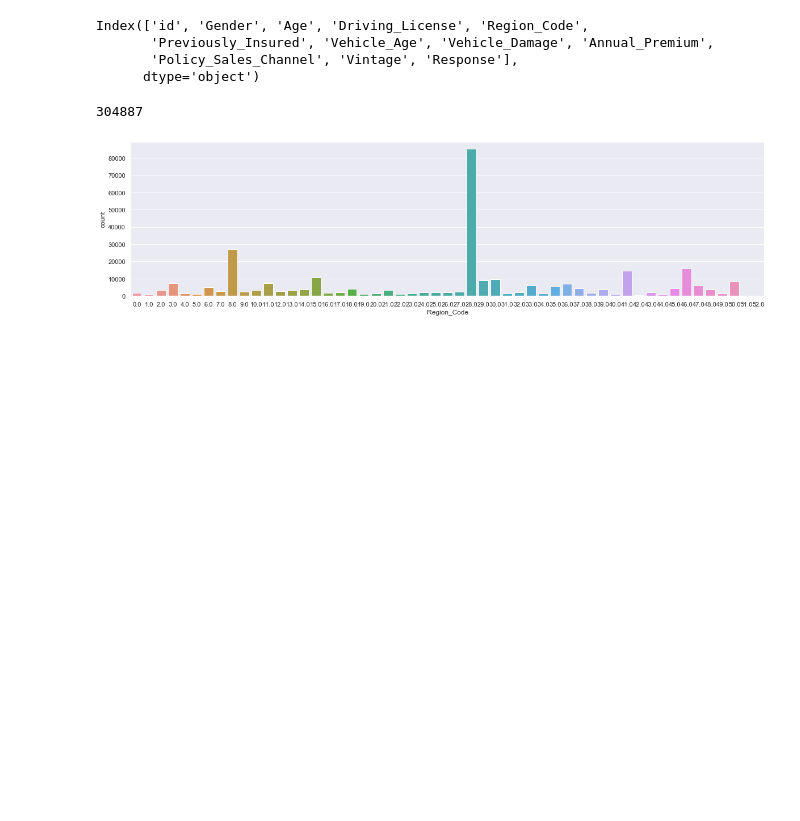
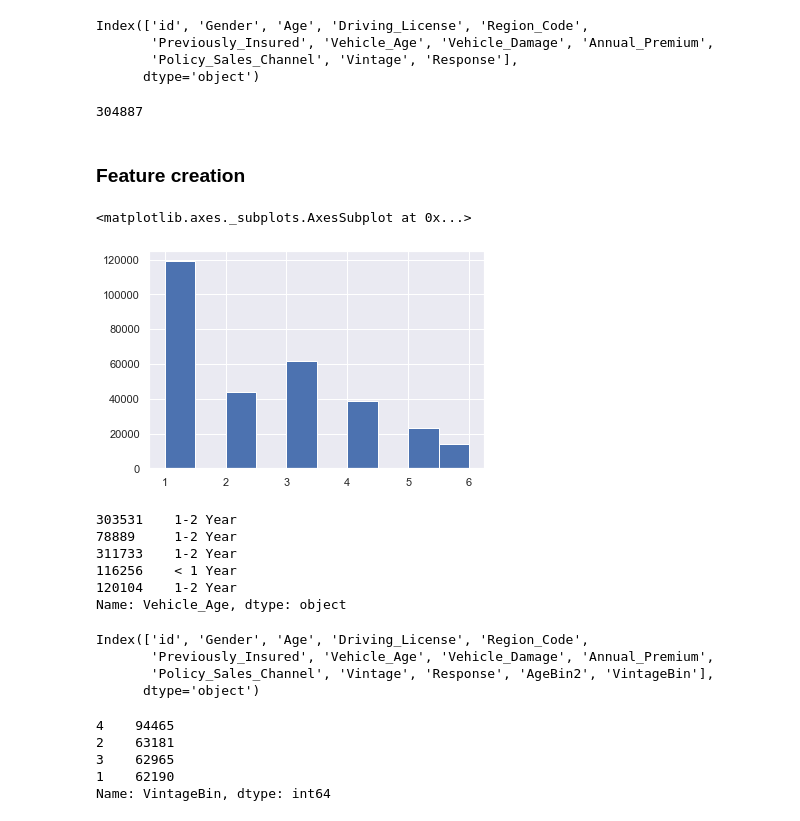
Before and after one commit to r-pant/data-hacks, a Jupyter notebook: Cross-sell prediction/abc.ipynb, the cells around one changed output. Saved outputs shown, nothing was run; the diff lists cells and outputs as text; code cells hidden in the pictures; blank space fills up the shorter version.

```diff
--- a/Cross-sell prediction/abc.ipynb
+++ b/Cross-sell prediction/abc.ipynb
@@ -142,4 +155,2 @@ def plot_cat(var,l=7,b=5):
 # %%
-plot_cat('Region_Code',20,5)
+# plot_cat('Region_Code',20,5)
-# %% [output]
-[figure, removed]
@@ -145,0 +161,10 @@ plot_cat('Region_Code',20,5)
+# %% [markdown]
+### Feature creation
+# %%
+bins = [20, 29, 39, 49, 59, 69, 81
+bins_names = [1, 2, 3, 4, 5, 6]
+data['AgeBin2'] = pd.cut(data['Age'], bins, labels=bins_names)
+# data.AgeBin2.hist()
+# %% [output]
+<matplotlib.axes._subplots.AxesSubplot at 0x...>
+[figure, added]
@@ -145,0 +179,9 @@ plot_cat('Region_Code',20,5)
+# %%
+data['Vehicle_Age'].sample(5)
+# %% [output]
+303531    1-2 Year
+78889     1-2 Year
+311733    1-2 Year
+116256    < 1 Year
+120104    1-2 Year
+Name: Vehicle_Age, dtype: object
@@ -145,0 +210,15 @@ plot_cat('Region_Code',20,5)
+# %%
+data.columns
+# %% [output]
+Index(['id', 'Gender', 'Age', 'Driving_License', 'Region_Code',
+       'Previously_Insured', 'Vehicle_Age', 'Vehicle_Damage', 'Annual_Premium',
+       'Policy_Sales_Channel', 'Vintage', 'Response', 'AgeBin2', 'VintageBin'],
+      dtype='object')
+# %%
+data['VintageBin'].value_counts()
+# %% [output]
+4    94465
+2    63181
+3    62965
+1    62190
+Name: VintageBin, dtype: int64
```
Also changed, not shown: parts of 95 cells of this notebook, 1 other file.
